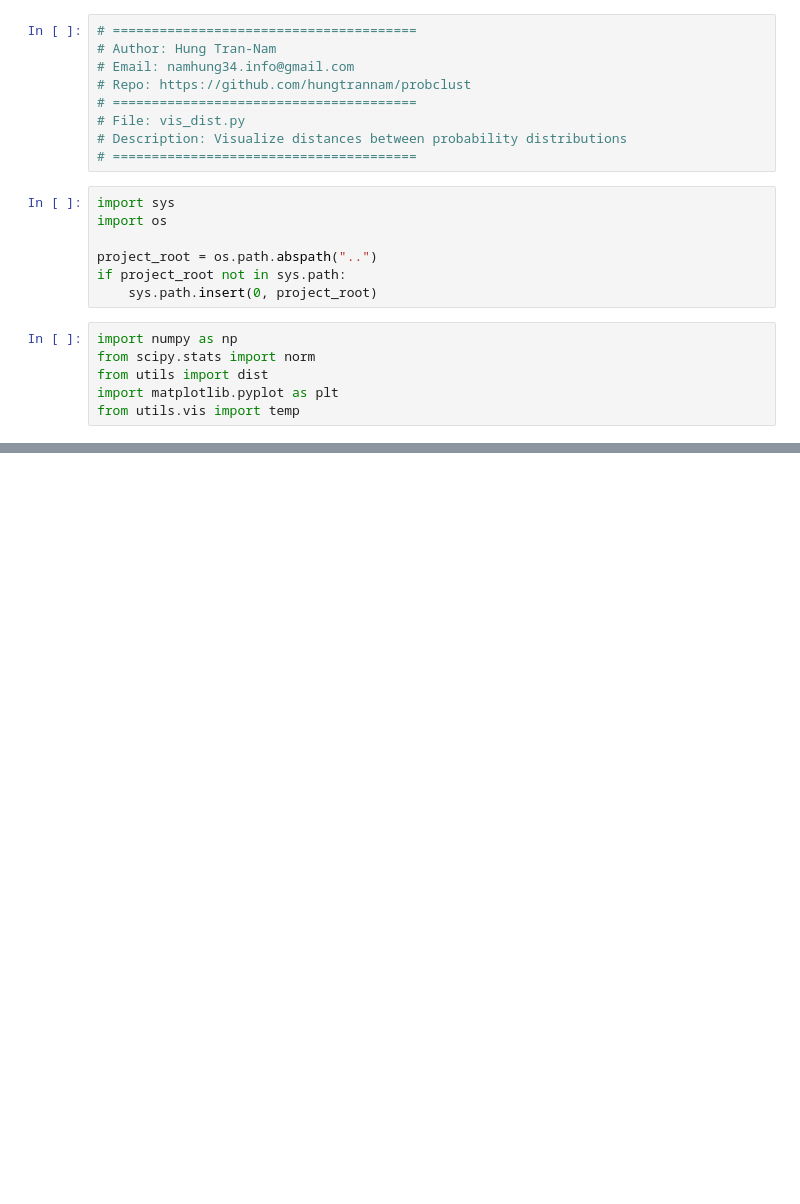
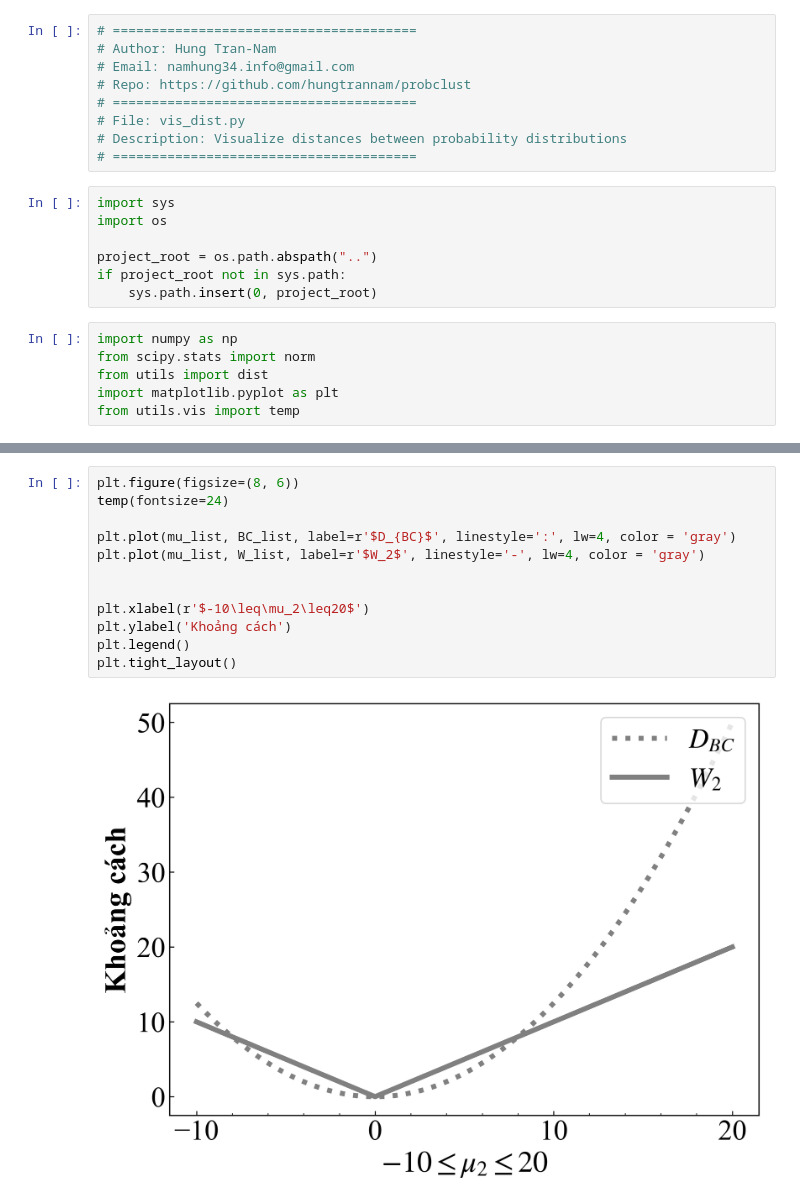
Before and after one commit to hungtrannam/probclust, a Jupyter notebook: notebooks/vis_Dist.ipynb, the cells around one changed output, grey strips where cells are left out. Saved outputs shown, nothing was run; the diff lists cells and outputs as text; blank space fills up the shorter version.

```diff
--- a/notebooks/vis_Dist.ipynb
+++ b/notebooks/vis_Dist.ipynb
@@ -54,0 +67,14 @@ plt.tight_layout()
+# %%
+plt.figure(figsize=(8, 6))
+temp(fontsize=24)
+
+plt.plot(mu_list, BC_list, label=r'$D_{BC}$', linestyle=':', lw=4, color = 'gray')
+plt.plot(mu_list, W_list, label=r'$W_2$', linestyle='-', lw=4, color = 'gray')
+
+
+plt.xlabel(r'$-10\leq\mu_2\leq20$')
+plt.ylabel('Khoảng cách')
+plt.legend()
+plt.tight_layout()
+# %% [output]
+[figure, added]
```
Also changed, not shown: parts of 2 cells of this notebook, 9 other files.
